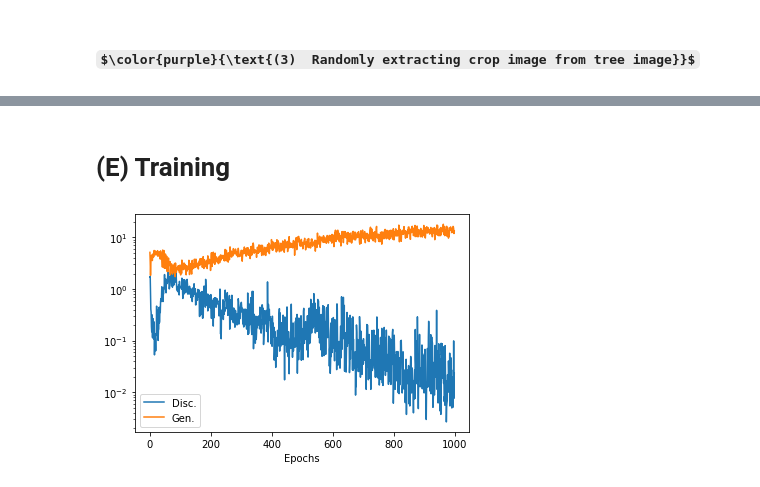
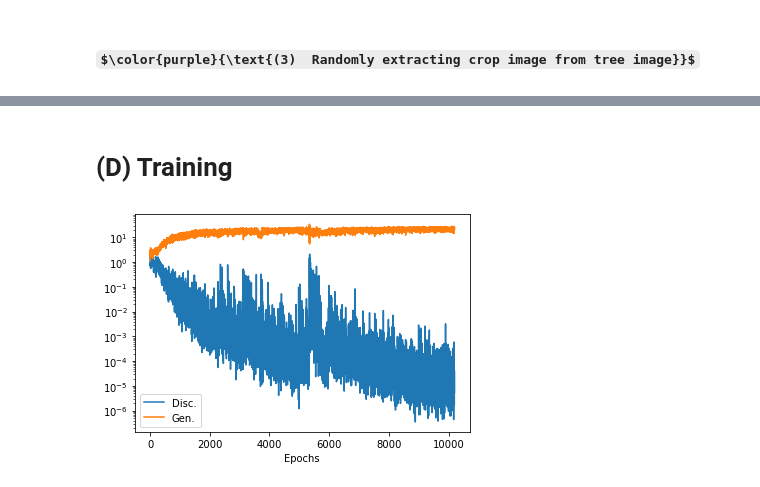
Before and after one commit to jorchard/camouflage, a Jupyter notebook: unit_testing.ipynb, the cells around one changed output, grey strips where cells are left out. Cells and saved outputs as stored; diff of their text form; code cells hidden in the pictures; some formulas as TeX source.

```diff
--- a/unit_testing.ipynb
+++ b/unit_testing.ipynb
@@ -96,12 +96,9 @@ for index in range(len(im_backgrounds)):
 # %%
-train_dl = torch.utils.data.DataLoader(samples_container, batch_size=batch_size, shuffle=True)
-
 # Draw
-batch = next(iter(train_dl))
 plt.figure(figsize=(15,17))
-for i in range(min(20, batch_size)):
+for i in range(20):
     plt.subplot(10,10,i+1)
-    piece = batch[i]
-    plt.imshow(piece)
+    rand = np.random.randint(0,len(samples_container))
+    plt.imshow(samples_container[rand])
     plt.axis('off')
 # %% [output]
@@ -280,9 +314,10 @@ class gan(nn.Module):
         plt.legend(['Disc.', 'Gen.']);
         plt.xlabel('Epochs'); plt.yscale('log');
 # %% [markdown]
-# (E) Training
+# (D) Training
 # %%
-net = gan(samples_container)
-net.learn(train_dl, epochs=5, lr=0.0001)
+net = gan(samples_container, mask, mask_inv)
+dl = torch.utils.data.DataLoader(net.samples_container, batch_size=batch_size, shuffle=True)
+net.learn(dl, epochs=51, lr=0.0001)
 # %% [output]
-[figure, old version]
+[figure, new version]
```
Also changed, not shown: parts of 9 cells of this notebook.
